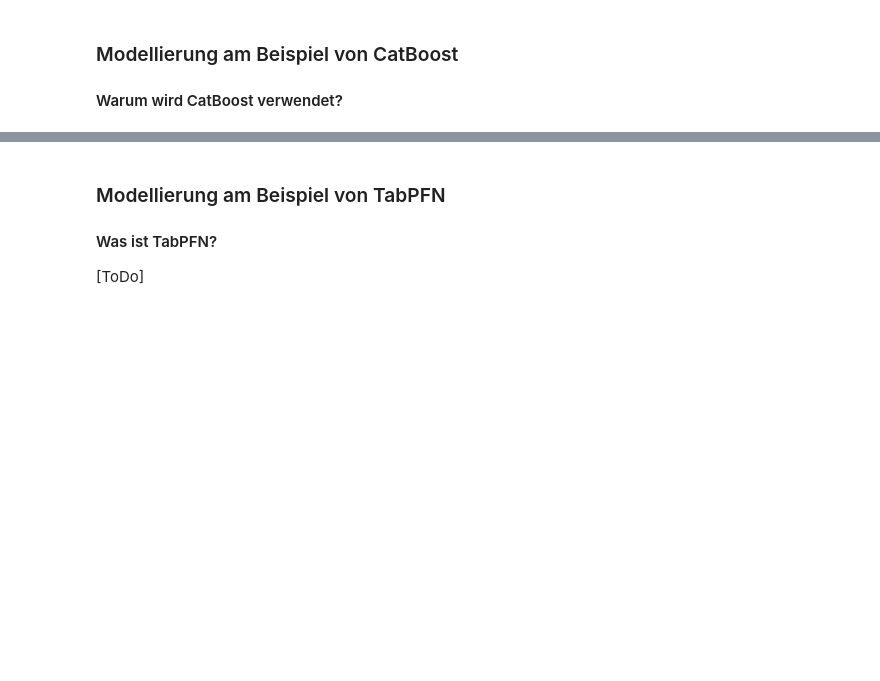
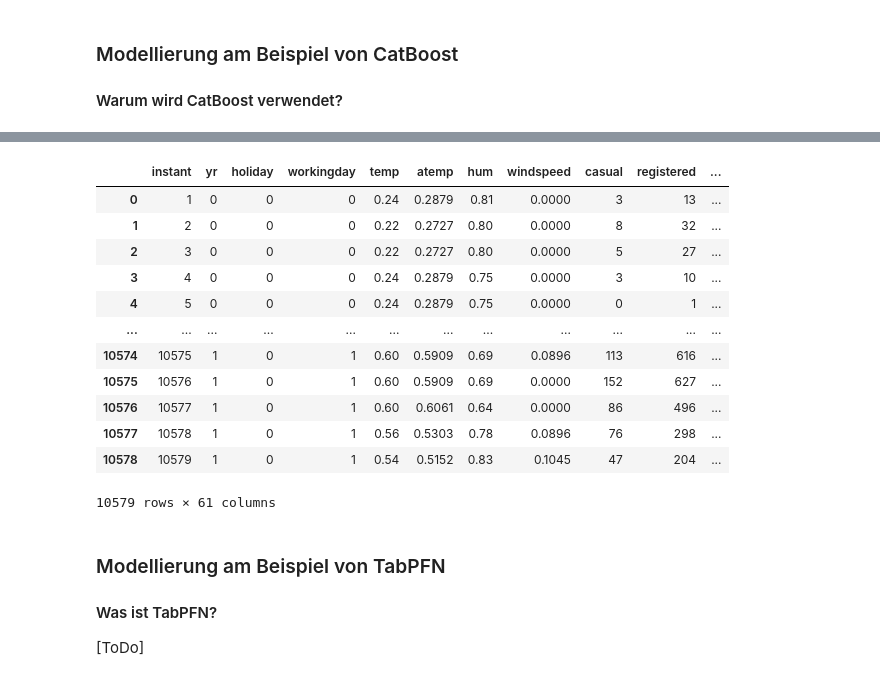
Before and after one commit to JR2909/DSKI-KI-ML-Project, a Jupyter notebook: code/prediction.ipynb, the cells around one changed output, grey strips where cells are left out. Cells and saved outputs as stored; diff of their text form; code cells hidden in the pictures; blank space fills up the shorter version.

```diff
--- a/code/prediction.ipynb
+++ b/code/prediction.ipynb
@@ -280,3 +275,19 @@ plot_predictions(result_cat, y_test)
+# %%
+X_train
+# %% [output]
+|  | instant | yr | holiday | workingday | temp | atemp | hum | windspeed | casual | registered | ... |
+| 0 | 1 | 0 | 0 | 0 | 0.24 | 0.2879 | 0.81 | 0.0000 | 3 | 13 | ... |
+| 1 | 2 | 0 | 0 | 0 | 0.22 | 0.2727 | 0.80 | 0.0000 | 8 | 32 | ... |
+| 2 | 3 | 0 | 0 | 0 | 0.22 | 0.2727 | 0.80 | 0.0000 | 5 | 27 | ... |
+| 3 | 4 | 0 | 0 | 0 | 0.24 | 0.2879 | 0.75 | 0.0000 | 3 | 10 | ... |
+| 4 | 5 | 0 | 0 | 0 | 0.24 | 0.2879 | 0.75 | 0.0000 | 0 | 1 | ... |
+| ... | ... | ... | ... | ... | ... | ... | ... | ... | ... | ... | ... |
+| 10574 | 10575 | 1 | 0 | 1 | 0.60 | 0.5909 | 0.69 | 0.0896 | 113 | 616 | ... |
+| 10575 | 10576 | 1 | 0 | 1 | 0.60 | 0.5909 | 0.69 | 0.0000 | 152 | 627 | ... |
+| 10576 | 10577 | 1 | 0 | 1 | 0.60 | 0.6061 | 0.64 | 0.0000 | 86 | 496 | ... |
+| 10577 | 10578 | 1 | 0 | 1 | 0.56 | 0.5303 | 0.78 | 0.0896 | 76 | 298 | ... |
+| 10578 | 10579 | 1 | 0 | 1 | 0.54 | 0.5152 | 0.83 | 0.1045 | 47 | 204 | ... |
+10579 rows × 61 columns
 # %% [markdown]
 ### Modellierung am Beispiel von TabPFN
 #### Was ist TabPFN?
```
Also changed, not shown: parts of 11 cells of this notebook, 4 other files.
